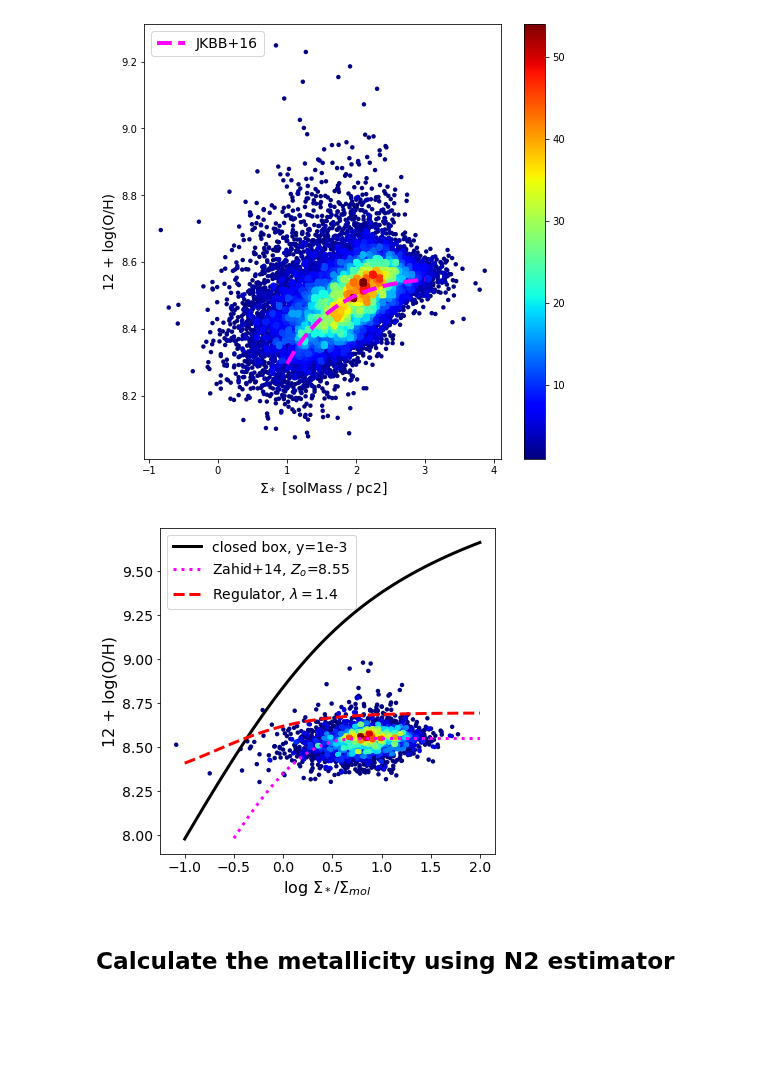
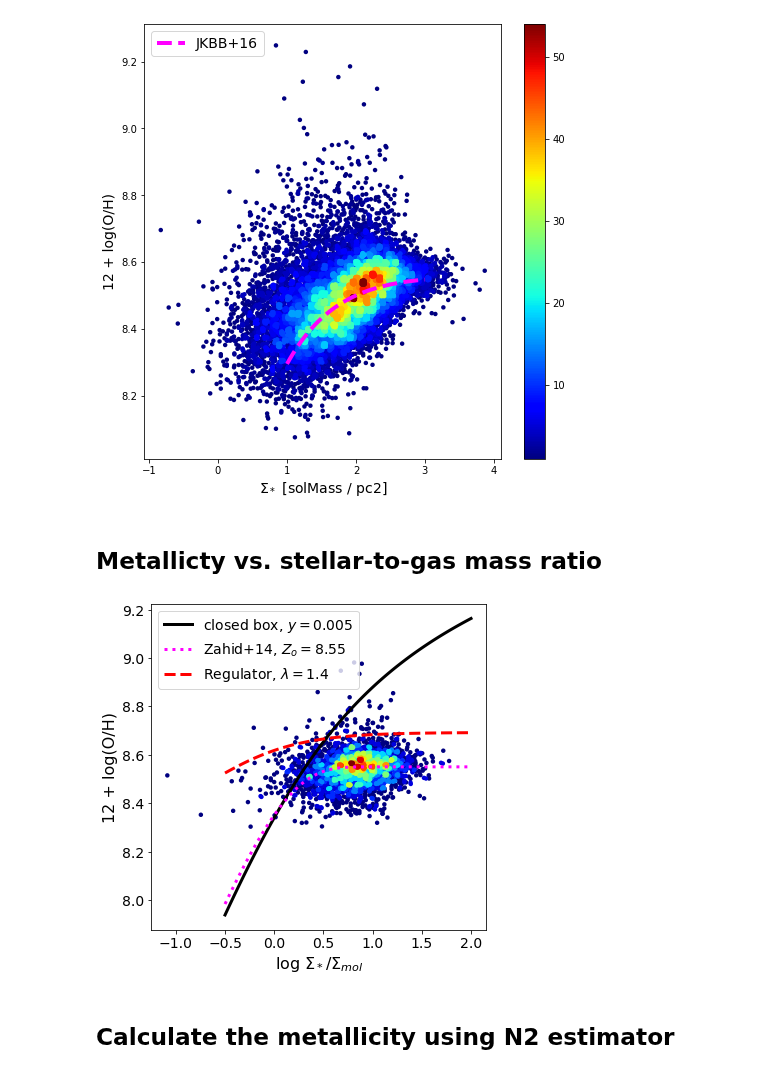
Before and after one commit to tonywong94/edge_pydb, a Jupyter notebook: demo_notebk/Mass-metallicity.ipynb, the cells around one changed output. Cells and saved outputs as stored; diff of their text form; code cells hidden in the pictures; blank space fills up the shorter version.

```diff
--- a/demo_notebk/Mass-metallicity.ipynb
+++ b/demo_notebk/Mass-metallicity.ipynb
@@ -93,38 +93,46 @@ plt.colorbar(sc)
 # %% [output]
 <matplotlib.colorbar.Colorbar at 0x...>
 [figure]
+# %% [markdown]
+## Metallicty vs. stellar-to-gas mass ratio
 # %%
 codet = (not_nan) & (fluxtab['sig_mol']>3*fluxtab['sig_molerr'])
 x_det, y_det, z_det, *hist = xy2hist(np.log10(ratio[codet]),
                                      ZOH[codet], log=False)
 
 fig, ax = plt.subplots(figsize=(6,6))
 cm = plt.cm.get_cmap('jet')
 sc = ax.scatter(x_det, y_det, c=z_det, s=20, edgecolor='', cmap=cm)
-# Analytic models
-xmod = np.linspace(-1,2,100)
-ymod = 12 + np.log10(0.001*np.log(1+10**xmod))  # yield 10**-3
-plt.plot(xmod, ymod, linestyle='-', lw=3, color='k', label='closed box, y=1e-3')
-xmod2 = np.linspace(-0.5,2,100)
-ymod2 = 8.55 + np.log10(1-np.exp(-10**xmod2))
-plt.plot(xmod2, ymod2, linestyle=':', lw=3, color='magenta', label='Zahid+14, $Z_o$=8.55')
 
-xmod3 = np.linspace(-1,2,100)
-R = 0.4
+# Closed box model with fixed yield
+yld = 0.005
+xmod = np.linspace(-0.5,2,100)  # log(\Sigma_*/\Sigma_gas)
+ymod = 10.80 + np.log10(yld*np.log(1+10**xmod))
+plt.plot(xmod, ymod, linestyle='-', lw=3, color='k', label='closed box, $y=$'+str(yld))
+
+# Universal relation of Zahid+14 (2014ApJ...791..130Z), Eqn (5) + (20)
+Zo = 8.55
+ymod2 = Zo + np.log10(1-np.exp(-10**xmod))
+plt.plot(xmod, ymod2, linestyle=':', lw=3, color='magenta', label='Zahid+14, $Z_o=$'+str(Zo))
+
+# Gas regulator model with constant mass loading factor lambda = 1.4
+R   = 0.4
 eps = -0.25
 lam = 1.4
-ymod3 = 12 + np.log10(3e-3+0.0144/(1+10**(-xmod3)+(lam+eps)/(1-R))) - np.log10(16)
-plt.plot(xmod3, ymod3, linestyle='--', lw=3, color='r', label='Regulator, $\lambda=1.4$')
-
+yld = 0.014
+Z0  = 3e-3
+Z = Z0 + yld/(1+10**(-xmod)+(lam+eps)/(1-R))  # Eq. 11 of 2018ApJ...852...74B
+ymod3 = 10.80 + np.log10(Z)
+plt.plot(xmod, ymod3, linestyle='--', lw=3, color='r', label='Regulator, $\lambda=$'+str(lam))
 
 plt.legend(loc='upper left',fontsize=14)
 plt.xlabel('log $\Sigma_*/\Sigma_{mol}$',fontsize=16)
 plt.ylabel('12 + log(O/H)',fontsize=16)
 ax.tick_params(axis='both', which='major', labelsize=14)
 #plt.colorbar(sc)
-plt.savefig('mumet.png')
+#plt.savefig('mumet.png')
 # %% [output]
-[figure, old version]
+[figure, new version]
 # %% [markdown]
 ## Calculate the metallicity using N2 estimator
 # %%
```
Also changed, not shown: parts of 5 cells of this notebook.
